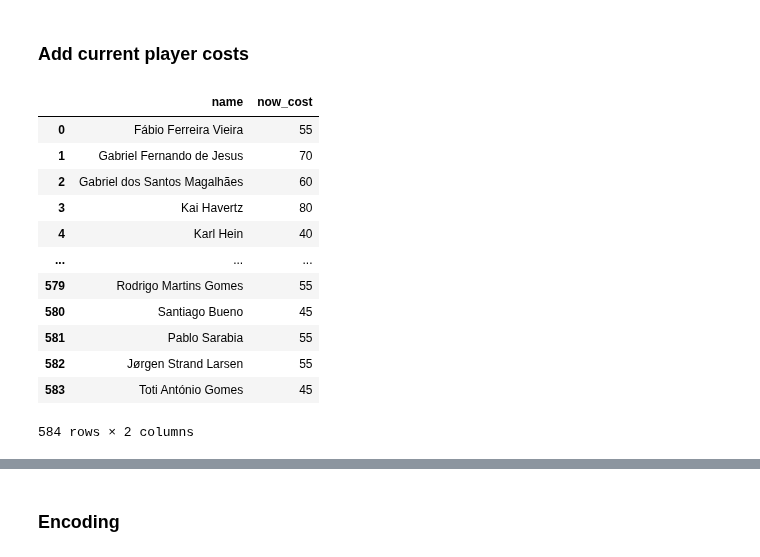
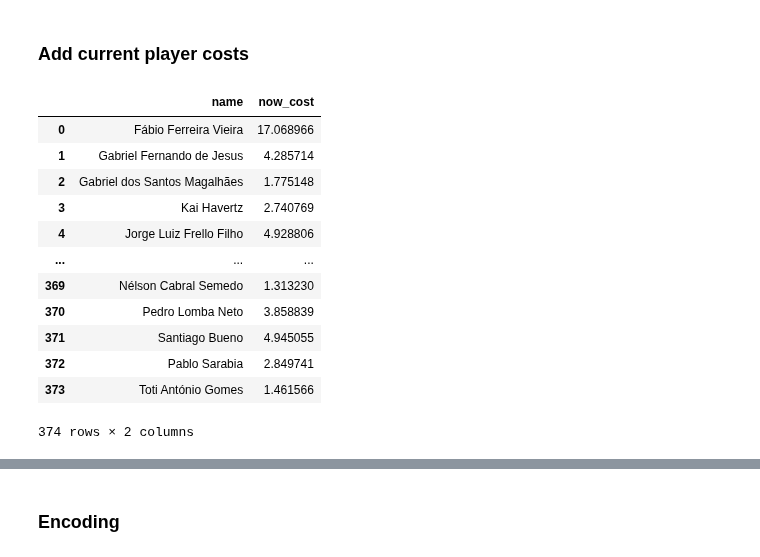
Before and after one commit to ossianhempel/fpl, a Jupyter notebook: inital_prediction.ipynb, the cells around one changed output, grey strips where cells are left out. Drawn from its saved outputs; the diff is of its cells as text; code cells hidden in the pictures.

```diff
--- a/inital_prediction.ipynb
+++ b/inital_prediction.ipynb
@@ -90,0 +139,11 @@ df_players.head()
+# %%
+# initialize team col
+#df_24_25_initial['team'] = ''
+
+# Ensure df_23_24 has unique names by dropping duplicates based on the 'name' column
+df_23_24_unique = df_23_24[['name', 'team']].drop_duplicates(subset='name')
+
+# Now, merge the cleaned df_23_24_unique with df_24_25_initial
+df_24_25_initial = df_24_25_initial.merge(df_23_24_unique, how='left', on='name')
+
+df_24_25_initial.head()
@@ -91 +158,15 @@ df_players.head()
+# %%
+# approximate number of games
+df_24_25_initial['approx_games_played'] = df_24_25_initial['minutes'] / 90
+# %%
+# divide metrics by number of games
+divisor_column = 'approx_games_played'  # Replace with the actual column name
+
+# Select all integer columns
+integer_columns = df_24_25_initial.select_dtypes(include=['int', 'float']).columns
+
+# Divide all integer columns by the specified divisor column
+df_24_25_initial[integer_columns] = df_24_25_initial[integer_columns].div(df_24_25_initial[divisor_column], axis=0)
+# %%
+df_24_25_initial.rename(columns={'element_type': 'position'}, inplace=True)
 # %% [markdown]
@@ -222,21 +313,21 @@ Team: Wolves, Code: 26
 # %% [markdown]
 ### Add current player costs
 # %%
-new_player_costs = df_new_player_stats[['name', 'now_cost']]
+new_player_costs = df_24_25_initial[['name', 'now_cost']]
 
 new_player_costs
 # %% [output]
 |  | name | now_cost |
-| 0 | Fábio Ferreira Vieira | 55 |
-| 1 | Gabriel Fernando de Jesus | 70 |
-| 2 | Gabriel dos Santos Magalhães | 60 |
-| 3 | Kai Havertz | 80 |
-| 4 | Karl Hein | 40 |
+| 0 | Fábio Ferreira Vieira | 17.068966 |
+| 1 | Gabriel Fernando de Jesus | 4.285714 |
+| 2 | Gabriel dos Santos Magalhães | 1.775148 |
+| 3 | Kai Havertz | 2.740769 |
+| 4 | Jorge Luiz Frello Filho | 4.928806 |
 | ... | ... | ... |
-| 579 | Rodrigo Martins Gomes | 55 |
-| 580 | Santiago Bueno | 45 |
-| 581 | Pablo Sarabia | 55 |
-| 582 | Jørgen Strand Larsen | 55 |
-| 583 | Toti António Gomes | 45 |
+| 369 | Nélson Cabral Semedo | 1.313230 |
+| 370 | Pedro Lomba Neto | 3.858839 |
+| 371 | Santiago Bueno | 4.945055 |
+| 372 | Pablo Sarabia | 2.849741 |
+| 373 | Toti António Gomes | 1.461566 |
-584 rows × 2 columns
+374 rows × 2 columns
 # %%
```
Also changed, not shown: parts of 30 cells of this notebook, 1 other file.
